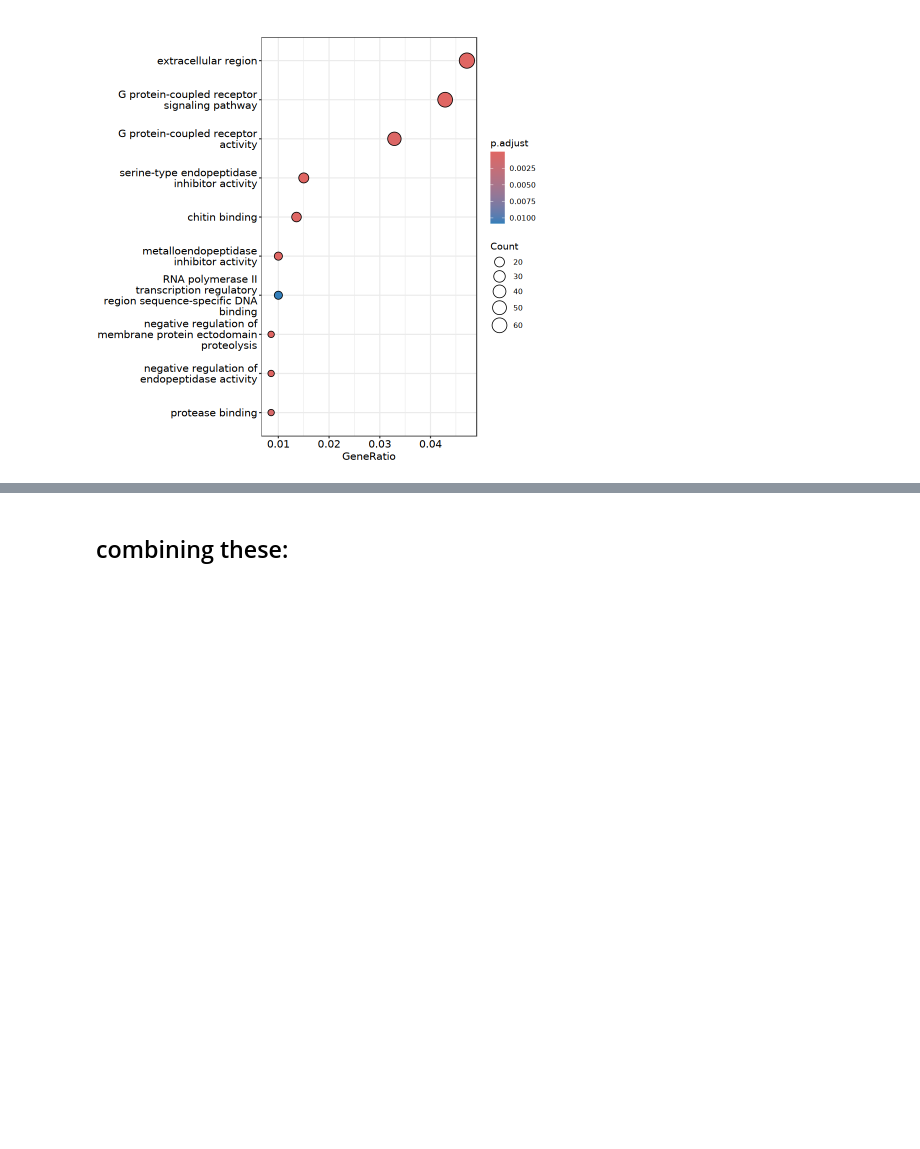
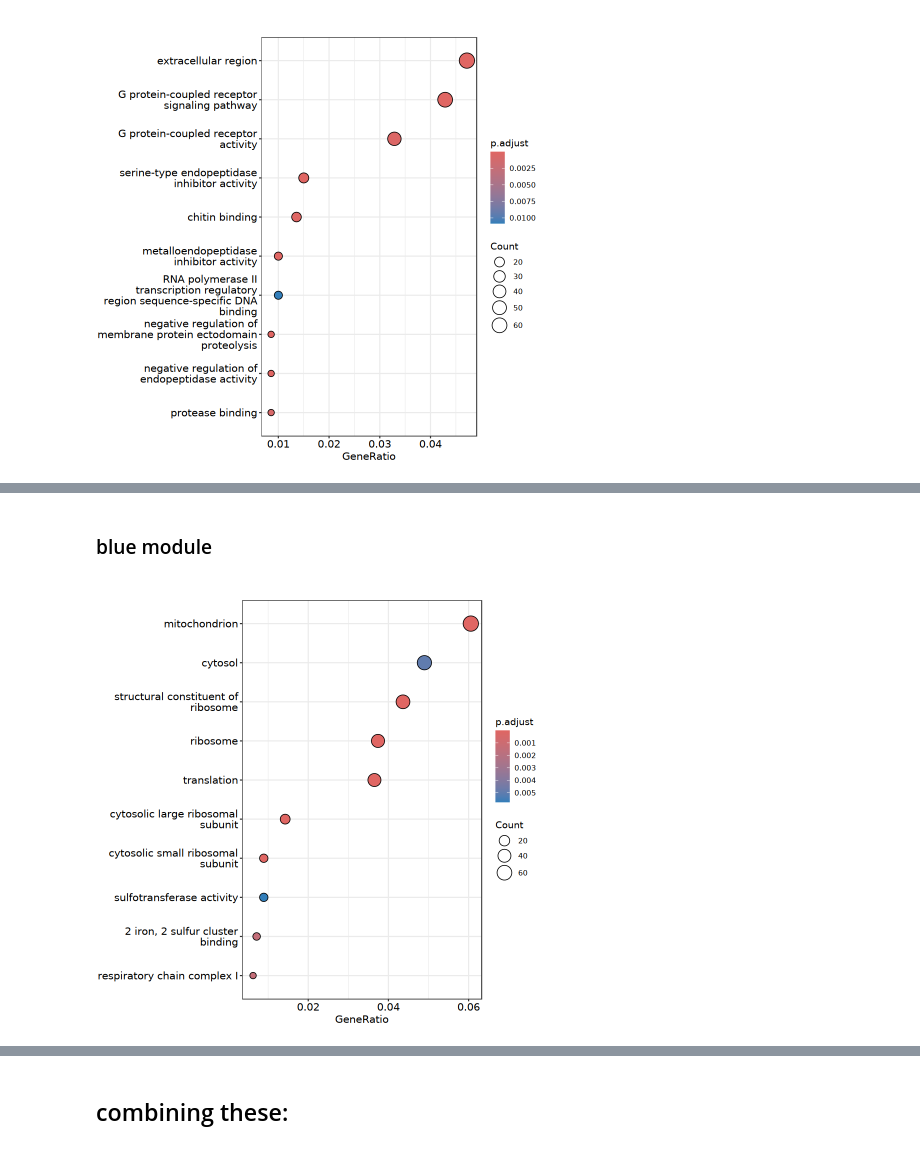
Before and after one commit to jgmcdonough/CE24_RNA-seq, a Jupyter notebook: analysis/diff_expression/phase2_v_phase2/new_refGenome/wgcna/GO_wgcna_p2.ipynb, the cells around one changed output, grey strips where cells are left out. Drawn from its saved outputs; the diff is of its cells as text; code cells hidden in the pictures; blank space fills up the shorter version.

Commit message:
add blue module

```diff
--- a/analysis/diff_expression/phase2_v_phase2/new_refGenome/wgcna/GO_wgcna_p2.ipynb
+++ b/analysis/diff_expression/phase2_v_phase2/new_refGenome/wgcna/GO_wgcna_p2.ipynb
@@ -798,3 +798,28 @@ A tibble: 5 × 12
 | GO:0051045 | negative regulation of membrane p... | 12/1399 | 16/9340 | 1.236332e-07 | 1.196151e-05 | 1.037868e-05 | LOC111104155/LOC111104524/LOC1111... | 12 | GO:0030163 | protein catabolic process | ... |
 | GO:0031012 | extracellular matrix | 18/1399 | 52/9340 | 3.407650e-04 | 1.198873e-02 | 1.040230e-02 | LOC111099972/LOC111104155/LOC1111... | 18 | GO:0031012 | extracellular matrix | ... |
 | GO:0030182 | neuron differentiation | 9/1399 | 18/9340 | 4.984709e-04 | 1.377916e-02 | 1.195581e-02 | LOC111099909/LOC111100180/LOC1111... | 9 | GO:0030154 | cell differentiation | ... |
+# %% [markdown]
+### blue module
+# %%
+options(repr.plot.height = 7.5, repr.plot.width = 7.5)
+
+# blue
+target_genes <- geneInfo %>%
+  filter(ModuleColor == "blue") %>%
+  pull(Gene)
+
+# Run the custom enrichment
+ego_custom <- enricher(gene = target_genes,
+                       universe = universal_genes$gene,
+                       TERM2NAME = term2name,
+                       TERM2GENE = term2gene,
+                       pvalueCutoff = 0.05)
+
+# make df
+blue_res <- as.data.frame(ego_custom)
+
+
+# View results
+dotplot(ego_custom)
+# %% [output]
+[figure, added]
```
Also changed, not shown: parts of 2 cells of this notebook.
